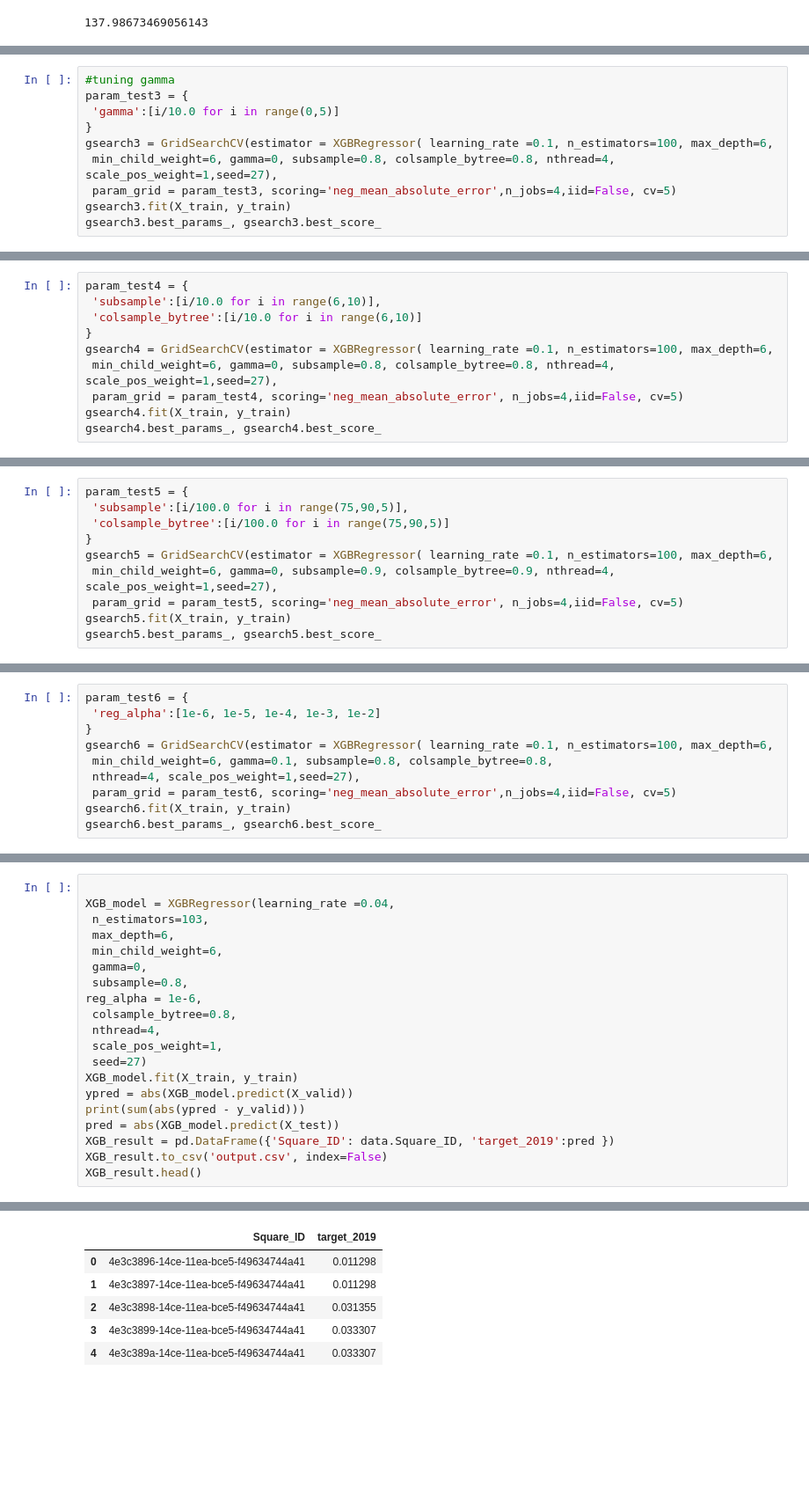
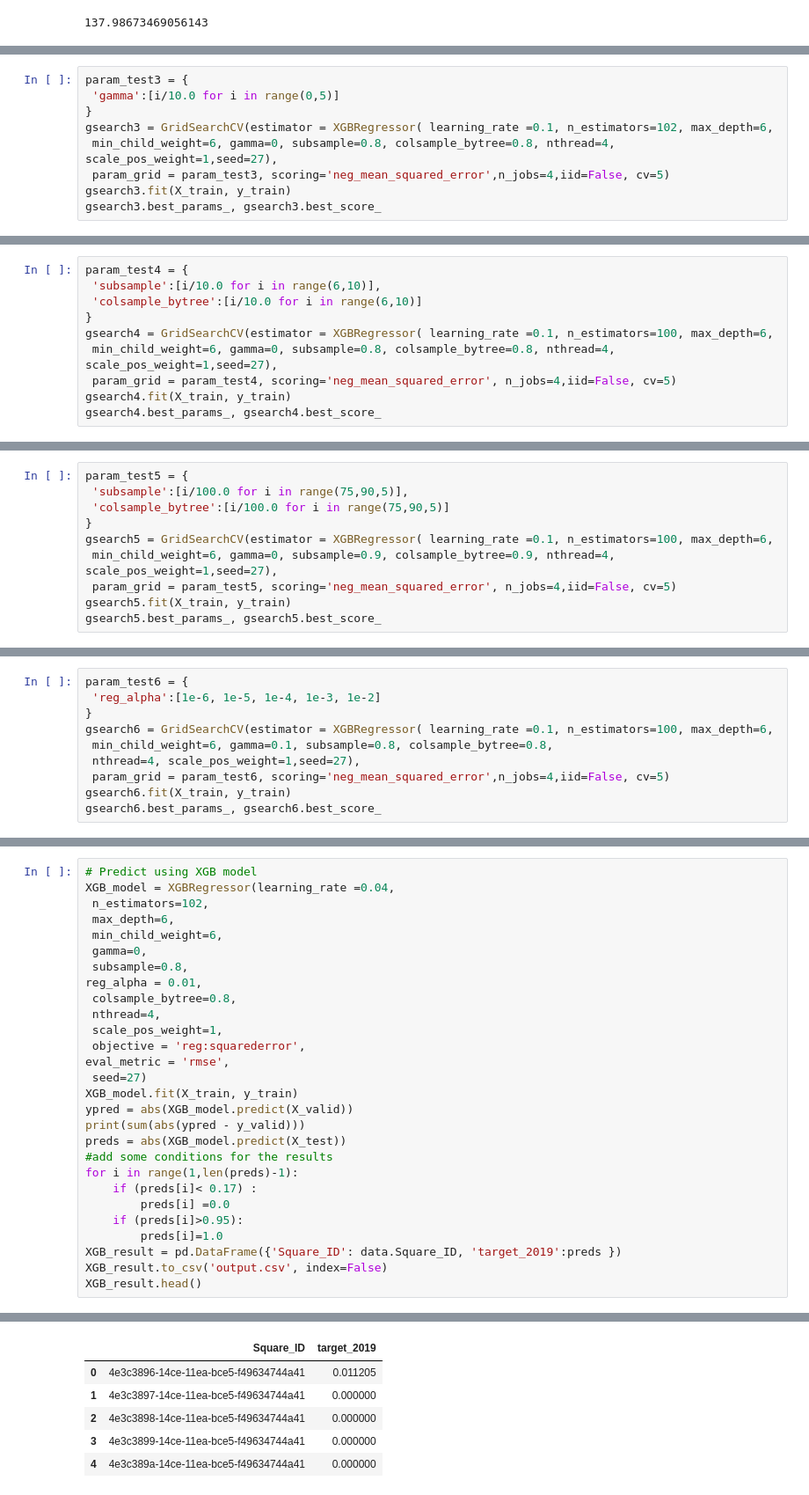
Before and after one commit to CyrineDhaou/Zindi, a Jupyter notebook: Model.ipynb, the cells around one changed output, grey strips where cells are left out. Shown at 88% size. Cells and saved outputs as stored; diff of their text form; blank space fills up the shorter version.

```diff
--- a/Model.ipynb
+++ b/Model.ipynb
@@ -378,11 +377,10 @@ gsearch2.best_params_, gsearch2.best_score_
 # %%
-#tuning gamma
 param_test3 = {
  'gamma':[i/10.0 for i in range(0,5)]
 }
-gsearch3 = GridSearchCV(estimator = XGBRegressor( learning_rate =0.1, n_estimators=100, max_depth=6,
+gsearch3 = GridSearchCV(estimator = XGBRegressor( learning_rate =0.1, n_estimators=102, max_depth=6,
  min_child_weight=6, gamma=0, subsample=0.8, colsample_bytree=0.8, nthread=4, scale_pos_weight=1,seed=27),
- param_grid = param_test3, scoring='neg_mean_absolute_error',n_jobs=4,iid=False, cv=5)
+ param_grid = param_test3, scoring='neg_mean_squared_error',n_jobs=4,iid=False, cv=5)
 gsearch3.fit(X_train, y_train)
 gsearch3.best_params_, gsearch3.best_score_
 # %% [output]
@@ -395,7 +393,7 @@ param_test4 = {
 }
 gsearch4 = GridSearchCV(estimator = XGBRegressor( learning_rate =0.1, n_estimators=100, max_depth=6,
  min_child_weight=6, gamma=0, subsample=0.8, colsample_bytree=0.8, nthread=4, scale_pos_weight=1,seed=27),
- param_grid = param_test4, scoring='neg_mean_absolute_error', n_jobs=4,iid=False, cv=5)
+ param_grid = param_test4, scoring='neg_mean_squared_error', n_jobs=4,iid=False, cv=5)
 gsearch4.fit(X_train, y_train)
 gsearch4.best_params_, gsearch4.best_score_
 # %% [output]
@@ -408,7 +406,7 @@ param_test5 = {
 }
 gsearch5 = GridSearchCV(estimator = XGBRegressor( learning_rate =0.1, n_estimators=100, max_depth=6,
  min_child_weight=6, gamma=0, subsample=0.9, colsample_bytree=0.9, nthread=4, scale_pos_weight=1,seed=27),
- param_grid = param_test5, scoring='neg_mean_absolute_error', n_jobs=4,iid=False, cv=5)
+ param_grid = param_test5, scoring='neg_mean_squared_error', n_jobs=4,iid=False, cv=5)
 gsearch5.fit(X_train, y_train)
 gsearch5.best_params_, gsearch5.best_score_
 # %% [output]
@@ -421,7 +419,7 @@ param_test6 = {
 gsearch6 = GridSearchCV(estimator = XGBRegressor( learning_rate =0.1, n_estimators=100, max_depth=6,
  min_child_weight=6, gamma=0.1, subsample=0.8, colsample_bytree=0.8,
  nthread=4, scale_pos_weight=1,seed=27),
- param_grid = param_test6, scoring='neg_mean_absolute_error',n_jobs=4,iid=False, cv=5)
+ param_grid = param_test6, scoring='neg_mean_squared_error',n_jobs=4,iid=False, cv=5)
 gsearch6.fit(X_train, y_train)
 gsearch6.best_params_, gsearch6.best_score_
 # %% [output]
@@ -430,21 +428,29 @@ gsearch6.best_params_, gsearch6.best_score_
 # %%
-
+# Predict using XGB model
 XGB_model = XGBRegressor(learning_rate =0.04,
- n_estimators=103,
+ n_estimators=102,
  max_depth=6,
  min_child_weight=6,
  gamma=0,
  subsample=0.8,
-reg_alpha = 1e-6,
+reg_alpha = 0.01,
  colsample_bytree=0.8,
  nthread=4,
  scale_pos_weight=1,
+ objective = 'reg:squarederror',
+eval_metric = 'rmse',
  seed=27)
 XGB_model.fit(X_train, y_train)
 ypred = abs(XGB_model.predict(X_valid))
 print(sum(abs(ypred - y_valid)))
-pred = abs(XGB_model.predict(X_test))
-XGB_result = pd.DataFrame({'Square_ID': data.Square_ID, 'target_2019':pred })
+preds = abs(XGB_model.predict(X_test))
+#add some conditions for the results
+for i in range(1,len(preds)-1):
+    if (preds[i]< 0.17) :
+        preds[i] =0.0
+    if (preds[i]>0.95):
+        preds[i]=1.0
+XGB_result = pd.DataFrame({'Square_ID': data.Square_ID, 'target_2019':preds })
 XGB_result.to_csv('output.csv', index=False)
 XGB_result.head()
 # %% [output]
@@ -453,6 +458,6 @@ XGB_result.head()
 |  | Square_ID | target_2019 |
-| 0 | 4e3c3896-14ce-11ea-bce5-f49634744a41 | 0.011298 |
-| 1 | 4e3c3897-14ce-11ea-bce5-f49634744a41 | 0.011298 |
-| 2 | 4e3c3898-14ce-11ea-bce5-f49634744a41 | 0.031355 |
-| 3 | 4e3c3899-14ce-11ea-bce5-f49634744a41 | 0.033307 |
-| 4 | 4e3c389a-14ce-11ea-bce5-f49634744a41 | 0.033307 |
+| 0 | 4e3c3896-14ce-11ea-bce5-f49634744a41 | 0.011205 |
+| 1 | 4e3c3897-14ce-11ea-bce5-f49634744a41 | 0.000000 |
+| 2 | 4e3c3898-14ce-11ea-bce5-f49634744a41 | 0.000000 |
+| 3 | 4e3c3899-14ce-11ea-bce5-f49634744a41 | 0.000000 |
+| 4 | 4e3c389a-14ce-11ea-bce5-f49634744a41 | 0.000000 |
```
Also changed, not shown: parts of 13 cells of this notebook.
